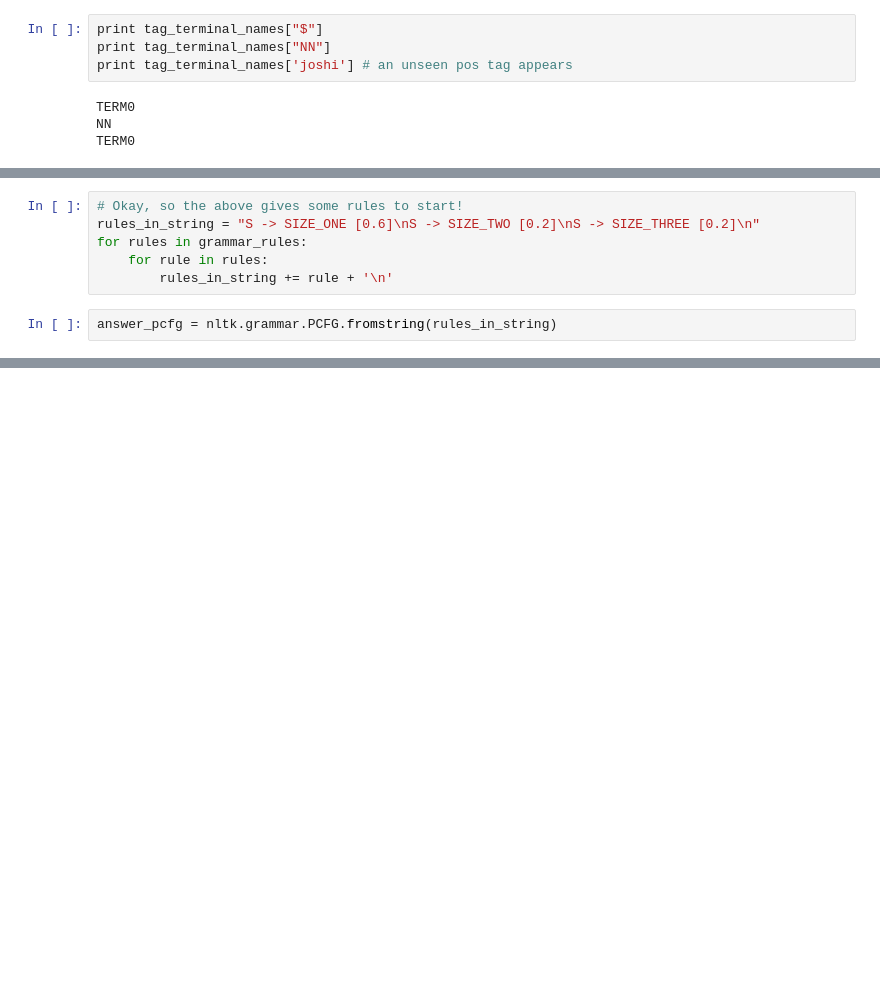
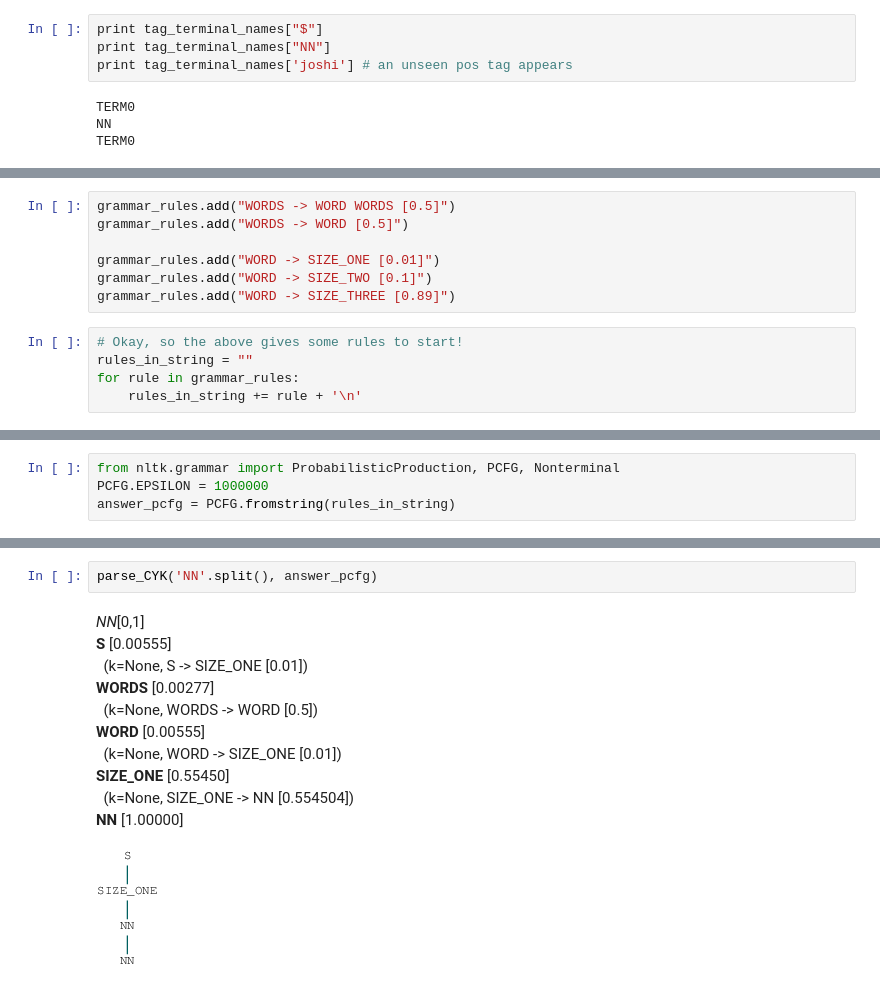
Before and after one commit to Fancy7777/Answer-ranking-system, a Jupyter notebook: Generation of Grammar Rules for CYK.ipynb, the cells around one changed output, grey strips where cells are left out. Cells and saved outputs as stored; diff of their text form; blank space fills up the shorter version.

Commit message:
Tried to apply grammar to worksheet example for paring. Getting errors on multiToken words

```diff
--- a/Generation of Grammar Rules for CYK.ipynb
+++ b/Generation of Grammar Rules for CYK.ipynb
@@ -595 +581,13 @@ IndexError: tuple index out of range
+# %%
+grammar_rules.add("WORDS -> WORD WORDS [0.5]")
+grammar_rules.add("WORDS -> WORD [0.5]")
+
+grammar_rules.add("WORD -> SIZE_ONE [0.01]")
+grammar_rules.add("WORD -> SIZE_TWO [0.1]")
+grammar_rules.add("WORD -> SIZE_THREE [0.89]")
+# %%
+# Okay, so the above gives some rules to start!
+rules_in_string = ""
+for rule in grammar_rules:
+    rules_in_string += rule + '\n'
 # %%
@@ -599,8 +600,4 @@ print grammar_rules[0:4]
-# %%
-# Okay, so the above gives some rules to start!
-rules_in_string = "S -> SIZE_ONE [0.6]\nS -> SIZE_TWO [0.2]\nS -> SIZE_THREE [0.2]\n"
-for rules in grammar_rules:
-    for rule in rules:
-        rules_in_string += rule + '\n'
 # %%
-answer_pcfg = nltk.grammar.PCFG.fromstring(rules_in_string)
+from nltk.grammar import ProbabilisticProduction, PCFG, Nonterminal
+PCFG.EPSILON = 1000000
+answer_pcfg = PCFG.fromstring(rules_in_string)
@@ -608,0 +710,14 @@ ValueError: Productions for SIZE_TWO do not sum to 1
+# %%
+parse_CYK('NN'.split(), answer_pcfg)
+# %% [output]
+NN[0,1]
+S [0.00555]
+(k=None, S -> SIZE_ONE [0.01])
+WORDS [0.00277]
+(k=None, WORDS -> WORD [0.5])
+WORD [0.00555]
+(k=None, WORD -> SIZE_ONE [0.01])
+SIZE_ONE [0.55450]
+(k=None, SIZE_ONE -> NN [0.554504])
+NN [1.00000]
+[figure, added]
```
Also changed, not shown: parts of 14 cells of this notebook.
